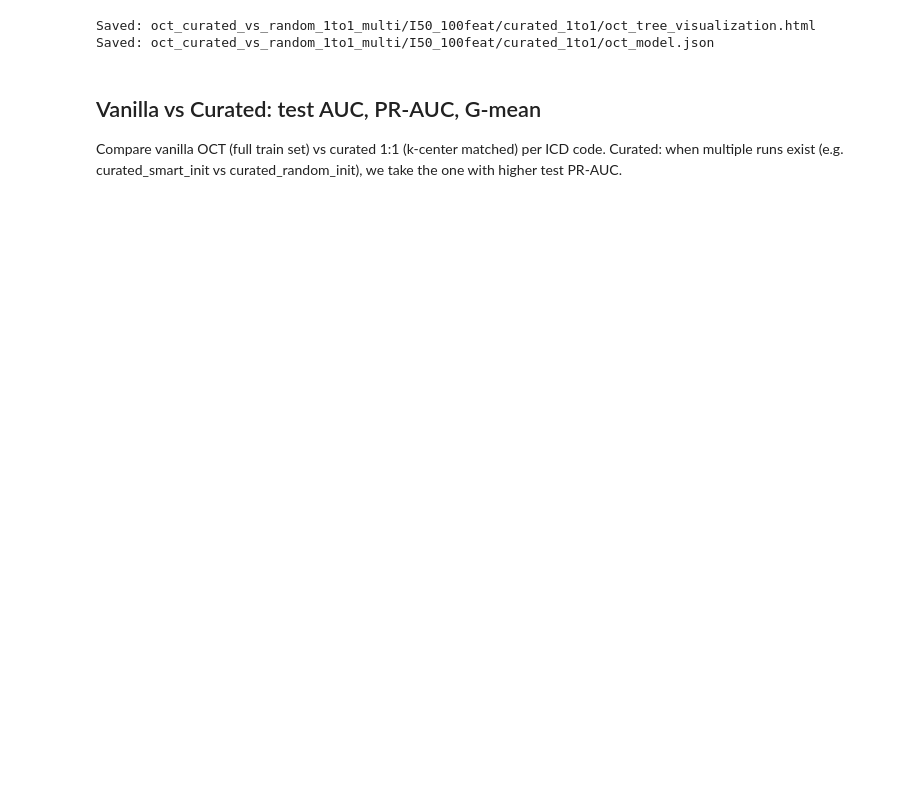
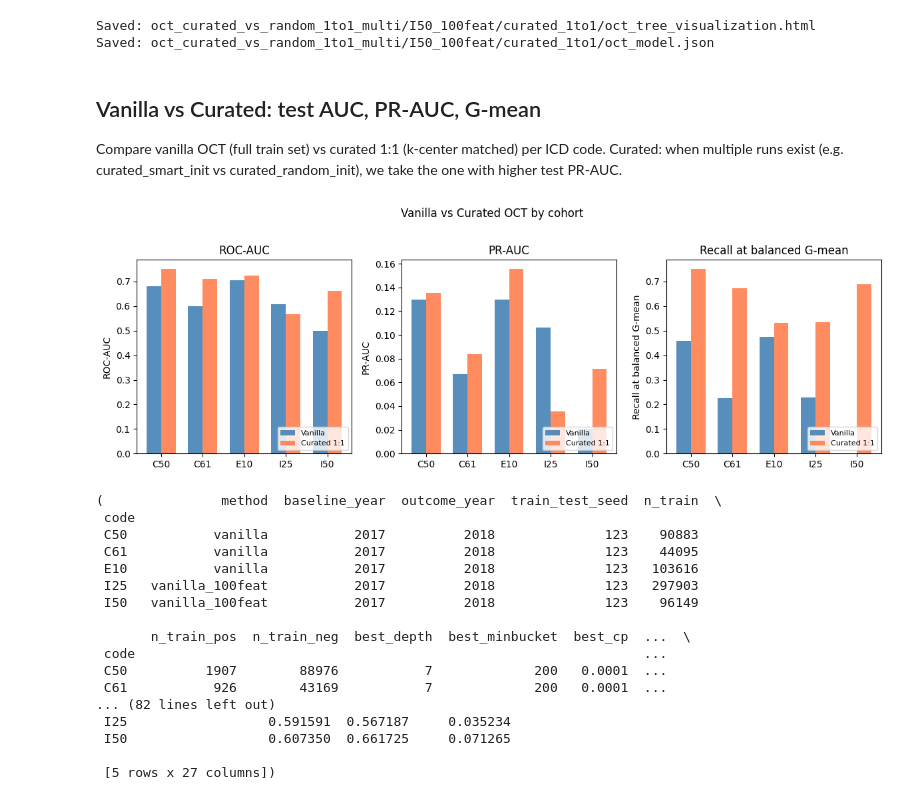
Before and after one commit to cat2510/optimization_guided_curation_ICML, a Jupyter notebook: misc_conditions/oct_tree_visualization.ipynb, the cells around one changed output. Saved outputs shown, nothing was run; the diff lists cells and outputs as text; code cells hidden in the pictures; blank space fills up the shorter version.

Commit message:
modified evaluation s.t. no-splits tree that predicts the majority class (0) for everyone, we get recall 0 and spec 1 instead of recall 1 spec 0.

```diff
--- a/misc_conditions/oct_tree_visualization.ipynb
+++ b/misc_conditions/oct_tree_visualization.ipynb
@@ -15,7 +15,7 @@ import numpy as np
 import pandas as pd
 
 # Paths (customize for your setup; run notebook from misc_conditions/ or use absolute paths)
-RUN_DIR = Path("oct_curated_vs_random_1to1_multi/C50/curated_1to1")  # or C50/curated_1to1, E10/random_1to1_s0, etc.
+RUN_DIR = Path("oct_curated_vs_random_1to1_multi/C61/curated_1to1")  # or C50/curated_1to1, E10/random_1to1_s0, etc.
 FEATURES_DIR = Path("misc_conditions_features_with_meds")  # dir with {CODE}_features_2017_2018_100feat.parquet (or _with_meds)
 OUTPUT_ROOT = Path("oct_curated_vs_random_1to1_multi")
 BASELINE_YEAR = 2017
@@ -200,12 +198,12 @@ import matplotlib.pyplot as plt
 def plot_vanilla_vs_curated(
     vanilla_path: str | Path = "oct_vanilla_multi_cohort/summary_vanilla_multi_cohort.csv",
     curated_path: str | Path = "oct_curated_vs_random_1to1_multi/summary_all_cohorts.csv",
-    metrics=("test_auc", "test_pr_auc", "test_gmean_at_best_gmean"),
-    metric_labels=("Test AUC", "Test PR-AUC", "Test G-mean (balanced)"),
+    metrics=("test_auc", "test_pr_auc", "test_recall_at_best_gmean"),
+    metric_labels=("ROC-AUC", "PR-AUC", "Recall at balanced G-mean"),
     figsize=(12, 4),
 ):
     """
-    Plot test AUC, test PR-AUC, and balanced G-mean (test_gmean_at_best_gmean) by ICD code,
+    Plot test AUC, test PR-AUC, and balanced recall at G-mean by ICD code,
     comparing vanilla OCT vs curated 1:1. For curated, if multiple rows per code (e.g. curated_smart_init
     vs curated_random_init), takes the row with higher test_pr_auc.
     """
@@ -223,36 +221,56 @@ def plot_vanilla_vs_curated(
 
     # Curated: only curated-type methods; per code take row with max test_pr_auc
     cur = cur_all[cur_all["method"].str.contains("curated", na=False)].copy()
+    rnd = cur_all[cur_all["method"].str.contains("random", na=False)].copy()
     if cur.empty:
         raise ValueError("No curated rows in summary_all_cohorts.csv")
     cur = cur.loc[cur.groupby("code")["test_pr_auc"].idxmax()].reset_index(drop=True)
-
     # Align codes: only plot codes present in both
     codes_van = set(van["code"].unique())
     codes_cur = set(cur["code"].unique())
     codes = sorted(codes_van & codes_cur)
     van = van[van["code"].isin(codes)].set_index("code").reindex(codes)
     cur = cur[cur["code"].isin(codes)].set_index("code").reindex(codes)
-
+    if "code" == "I50":
+        van["test_recall_at_best_gmean"] = 0.0
     x = np.arange(len(codes))
     width = 0.35
 
     fig, axes = plt.subplots(1, len(metrics), figsize=figsize)
     for ax, col, label in zip(axes, metrics, metric_labels):
         v_vals = van[col].values.astype(float)
         c_vals = cur[col].values.astype(float)
         ax.bar(x - width / 2, v_vals, width, label="Vanilla", color="steelblue", alpha=0.9)
         ax.bar(x + width / 2, c_vals, width, label="Curated 1:1", color="coral", alpha=0.9)
         ax.set_ylabel(label)
         ax.set_xticks(x)
         ax.set_xticklabels(codes)
         ax.set_title(label)
         ax.legend(loc="lower right", fontsize=8)
-        ax.set_ylim(0, 1.05)
+        #ax.set_ylim(0, 1.05)
     plt.suptitle("Vanilla vs Curated OCT by cohort", y=1.02)
     plt.tight_layout()
     plt.show()
     return van, cur
 
 
 plot_vanilla_vs_curated()
+# %% [output]
+[figure, added]
+(               method  baseline_year  outcome_year  train_test_seed  n_train  \
+ code
+ C50           vanilla           2017          2018              123    90883
+ C61           vanilla           2017          2018              123    44095
+ E10           vanilla           2017          2018              123   103616
+ I25   vanilla_100feat           2017          2018              123   297903
+ I50   vanilla_100feat           2017          2018              123    96149
+
+       n_train_pos  n_train_neg  best_depth  best_minbucket  best_cp  ...  \
+ code                                                                 ...
+ C50          1907        88976           7             200   0.0001  ...
+ C61           926        43169           7             200   0.0001  ...
+... (82 lines left out)
+ I25                  0.591591  0.567187     0.035234
+ I50                  0.607350  0.661725     0.071265
+
+ [5 rows x 27 columns])
```
Also changed, not shown: parts of 5 cells of this notebook, 1 other file.
